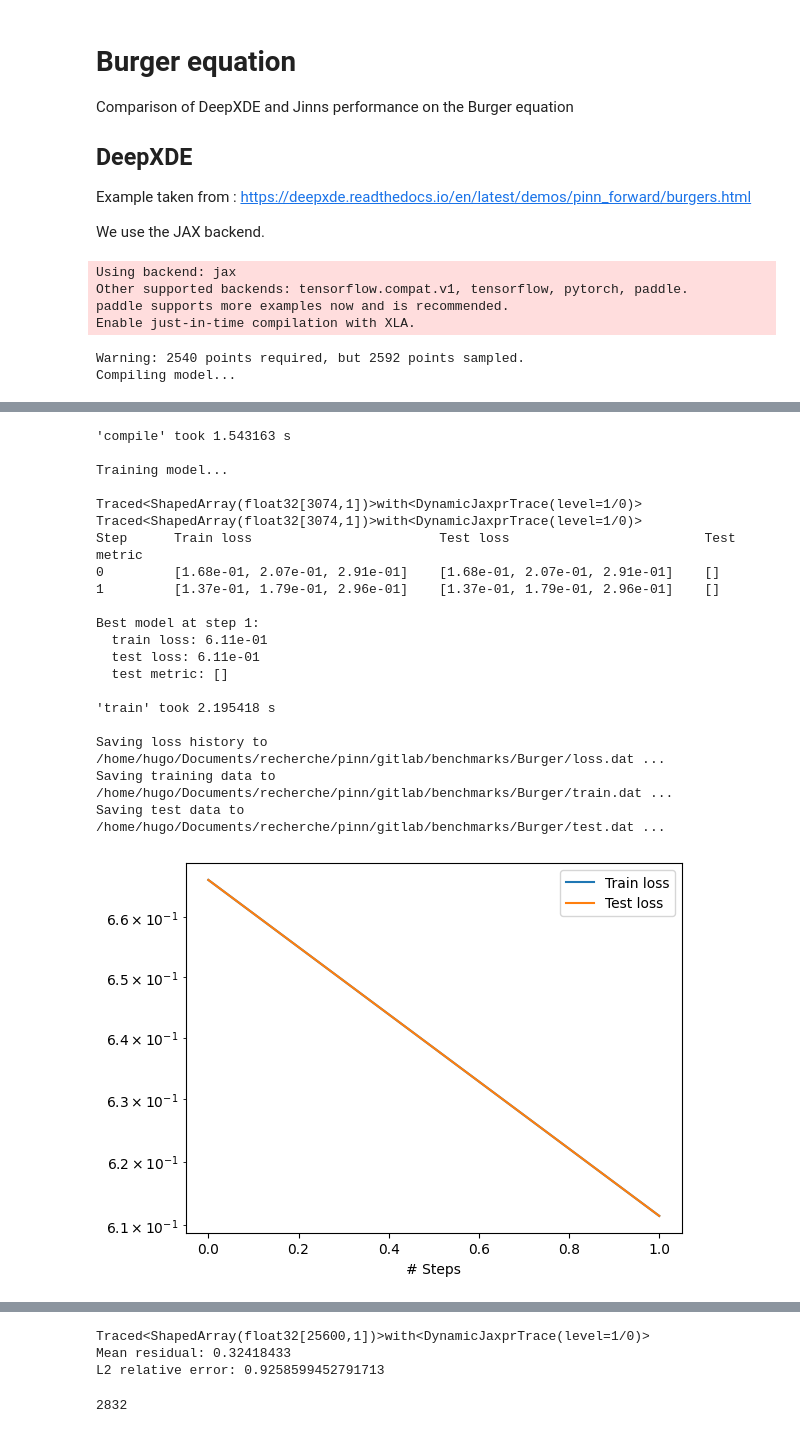
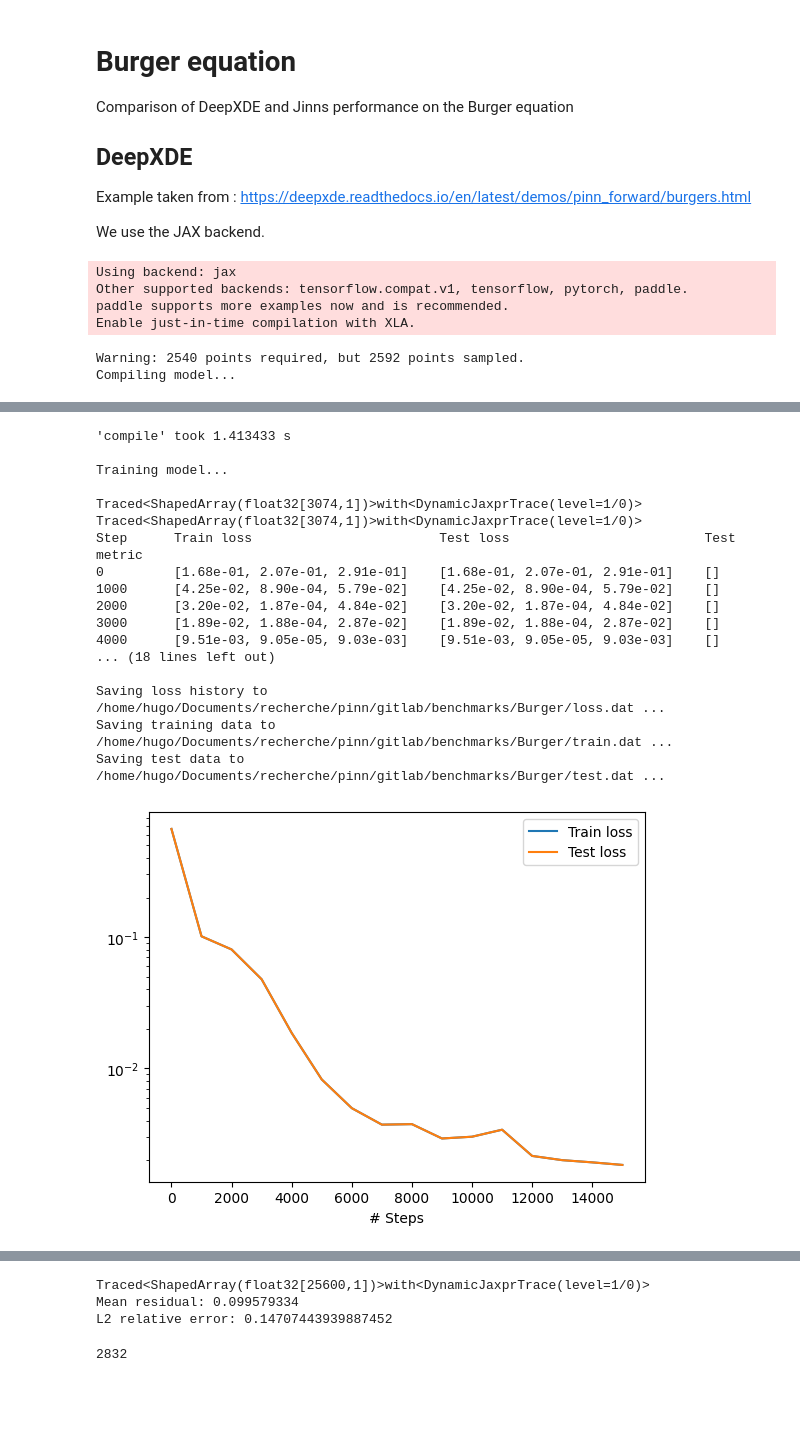
Before and after one commit to mia-jinns/jinns, a Jupyter notebook: benchmarks/Burger/burger.ipynb, the cells around one changed output, grey strips where cells are left out. Saved outputs shown, nothing was run; the diff lists cells and outputs as text; code cells hidden in the pictures; blank space fills up the shorter version.

```diff
--- a/benchmarks/Burger/burger.ipynb
+++ b/benchmarks/Burger/burger.ipynb
@@ -57,7 +57,7 @@ net = dde.nn.FNN([2] + [20] * 3 + [1], "tanh", "Glorot normal")
 model = dde.Model(data, net)
 
 model.compile("adam", lr=1e-3)
-losshistory, train_state = model.train(iterations=1)#15000)
+losshistory, train_state = model.train(iterations=15000)
 # Not sure how to do this in JAX
 # model.compile("L-BFGS")
 # losshistory, train_state = model.train()
@@ -80,21 +80,18 @@ Compiling model...
-'compile' took 1.543163 s
+'compile' took 1.413433 s
 
 Training model...
 
 Traced<ShapedArray(float32[3074,1])>with<DynamicJaxprTrace(level=1/0)>
 Traced<ShapedArray(float32[3074,1])>with<DynamicJaxprTrace(level=1/0)>
 Step      Train loss                        Test loss                         Test metric
 0         [1.68e-01, 2.07e-01, 2.91e-01]    [1.68e-01, 2.07e-01, 2.91e-01]    []
-1         [1.37e-01, 1.79e-01, 2.96e-01]    [1.37e-01, 1.79e-01, 2.96e-01]    []
-
-Best model at step 1:
-  train loss: 6.11e-01
-  test loss: 6.11e-01
-  test metric: []
-
-'train' took 2.195418 s
+1000      [4.25e-02, 8.90e-04, 5.79e-02]    [4.25e-02, 8.90e-04, 5.79e-02]    []
+2000      [3.20e-02, 1.87e-04, 4.84e-02]    [3.20e-02, 1.87e-04, 4.84e-02]    []
+3000      [1.89e-02, 1.88e-04, 2.87e-02]    [1.89e-02, 1.88e-04, 2.87e-02]    []
+4000      [9.51e-03, 9.05e-05, 9.03e-03]    [9.51e-03, 9.05e-05, 9.03e-03]    []
+... (18 lines left out)
 
 Saving loss history to /home/hugo/Documents/recherche/pinn/gitlab/benchmarks/Burger/loss.dat ...
 Saving training data to /home/hugo/Documents/recherche/pinn/gitlab/benchmarks/Burger/train.dat ...
 Saving test data to /home/hugo/Documents/recherche/pinn/gitlab/benchmarks/Burger/test.dat ...
-[figure, old version]
+[figure, new version]
@@ -102,6 +99,6 @@ Saving test data to /home/hugo/Documents/recherche/pinn/gitlab/benchmarks/Burger
 Traced<ShapedArray(float32[25600,1])>with<DynamicJaxprTrace(level=1/0)>
-Mean residual: 0.32418433
-L2 relative error: 0.9258599452791713
+Mean residual: 0.099579334
+L2 relative error: 0.14707443939887452
 # %%
 2592+240
 # %% [output]
```
Also changed, not shown: parts of 6 cells of this notebook, 7 other files.
